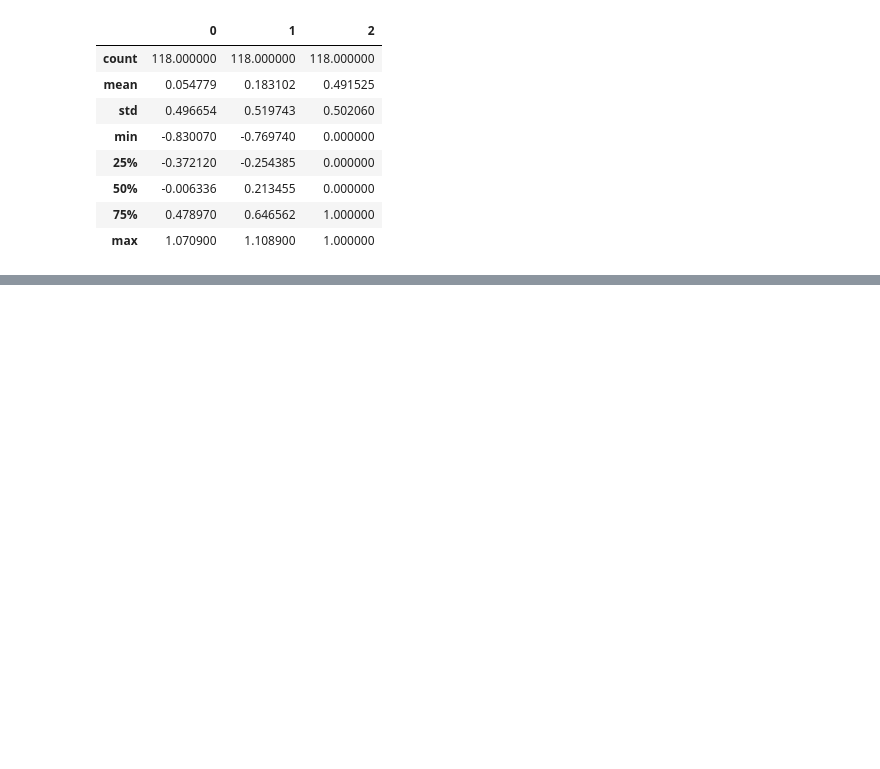
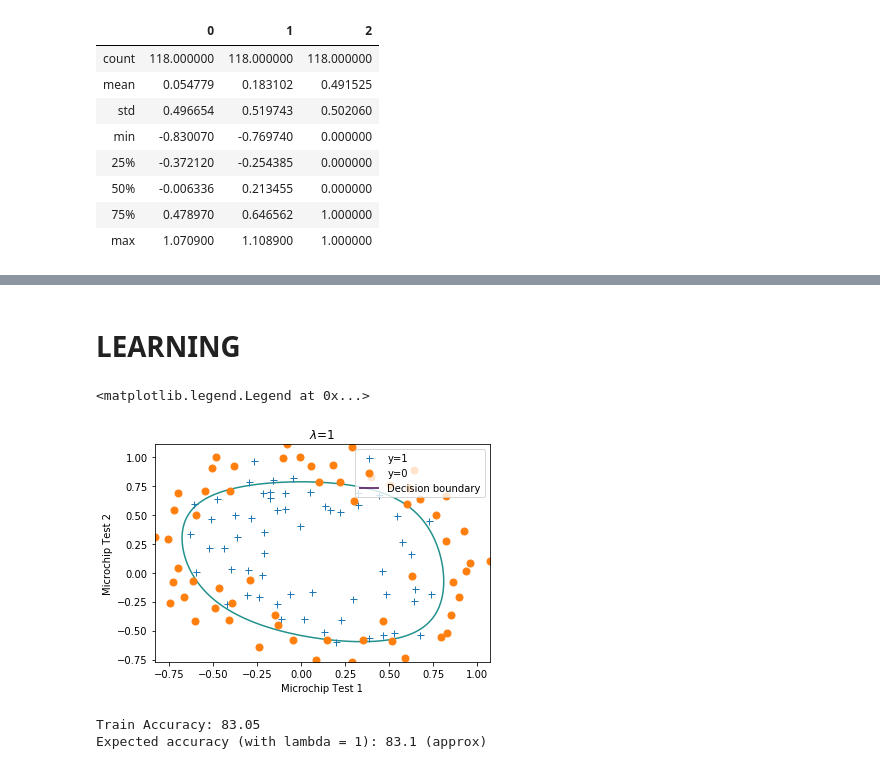
Before and after one commit to olivierpikeroen/ML-DLAI, a Jupyter notebook: logistic-regression/python/regularized-logistic-regression.ipynb, the cells around one changed output, grey strips where cells are left out. Drawn from its saved outputs; the diff is of its cells as text; code cells hidden in the pictures; blank space fills up the shorter version.

```diff
--- a/logistic-regression/python/regularized-logistic-regression.ipynb
+++ b/logistic-regression/python/regularized-logistic-regression.ipynb
@@ -165,0 +35,5 @@ multiRegLogReg(X_train,y_train,X_test,y_test)
+# %%
+# The first two columns contains the X values and the third column contains the label (y).
+X,y=data.values[:,:2],data.values[:,-1][:,np.newaxis]
+# Add intercept term
+X=np.column_stack((np.ones(X.shape[0]),X))
@@ -165,0 +52,5 @@ multiRegLogReg(X_train,y_train,X_test,y_test)
+# %%
+# Add Polynomial Features
+# Note that mapFeature also adds a column of ones for us, so the intercept term is handled
+degree=6
+X_poly=mapFeature(X[:,1],X[:,2],degree)
@@ -165,0 +59,11 @@ multiRegLogReg(X_train,y_train,X_test,y_test)
+# %%
+# Initialize fitting parameters
+theta_ini=np.zeros(X_poly.shape[1])
+# Set regularization parameter lambda to 1
+Lambda=1
+# Compute and display initial cost and gradient for regularized logistic regression
+J_ini,grad_ini=costFunctionReg(theta_ini,X_poly,y,Lambda)
+print('Cost at initial theta (zeros):',J_ini)
+print('Expected cost (approx): 0.693')
+print('Gradient at initial theta (zeros) - first five values only:',grad_ini[:5])
+print('Expected gradients (approx) - first five values only: 0.0085\n 0.0188\n 0.0001\n 0.0503\n 0.0115')
@@ -165,0 +99,25 @@ multiRegLogReg(X_train,y_train,X_test,y_test)
+# %% [markdown]
+# LEARNING
+# %%
+# Set regularization parameter lambda to 1
+Lambda=1
+# Optimize
+res=optimize.minimize(costFunctionReg,theta_ini,args=(X_poly,y,Lambda),method='Newton-CG',jac=True,options={'maxiter':1000})
+theta_fin=res.x
+# Plot Boundary
+line_y1,line_y2=plotData(X,y)
+line_bound=plotDecisionBoundary(theta_fin,X_poly,y,degree,linewidth=2)
+plt.title('$\lambda$=%d'%Lambda)
+plt.xlabel('Microchip Test 1')
+plt.ylabel('Microchip Test 2')
+plt.legend((line_y1[0],line_y2[0],line_bound.collections[0]),('y=1','y=0','Decision boundary'),loc='upper right')
+# %% [output]
+<matplotlib.legend.Legend at 0x...>
+[figure, added]
+# %%
+_,p=predict(theta_fin,X_poly)
+print('Train Accuracy: %.2f'%(np.mean(p==y)*100))
+print('Expected accuracy (with lambda = 1): 83.1 (approx)')
+# %% [output]
+Train Accuracy: 83.05
+Expected accuracy (with lambda = 1): 83.1 (approx)
```
Also changed, not shown: parts of 34 cells of this notebook, 56 other files.
